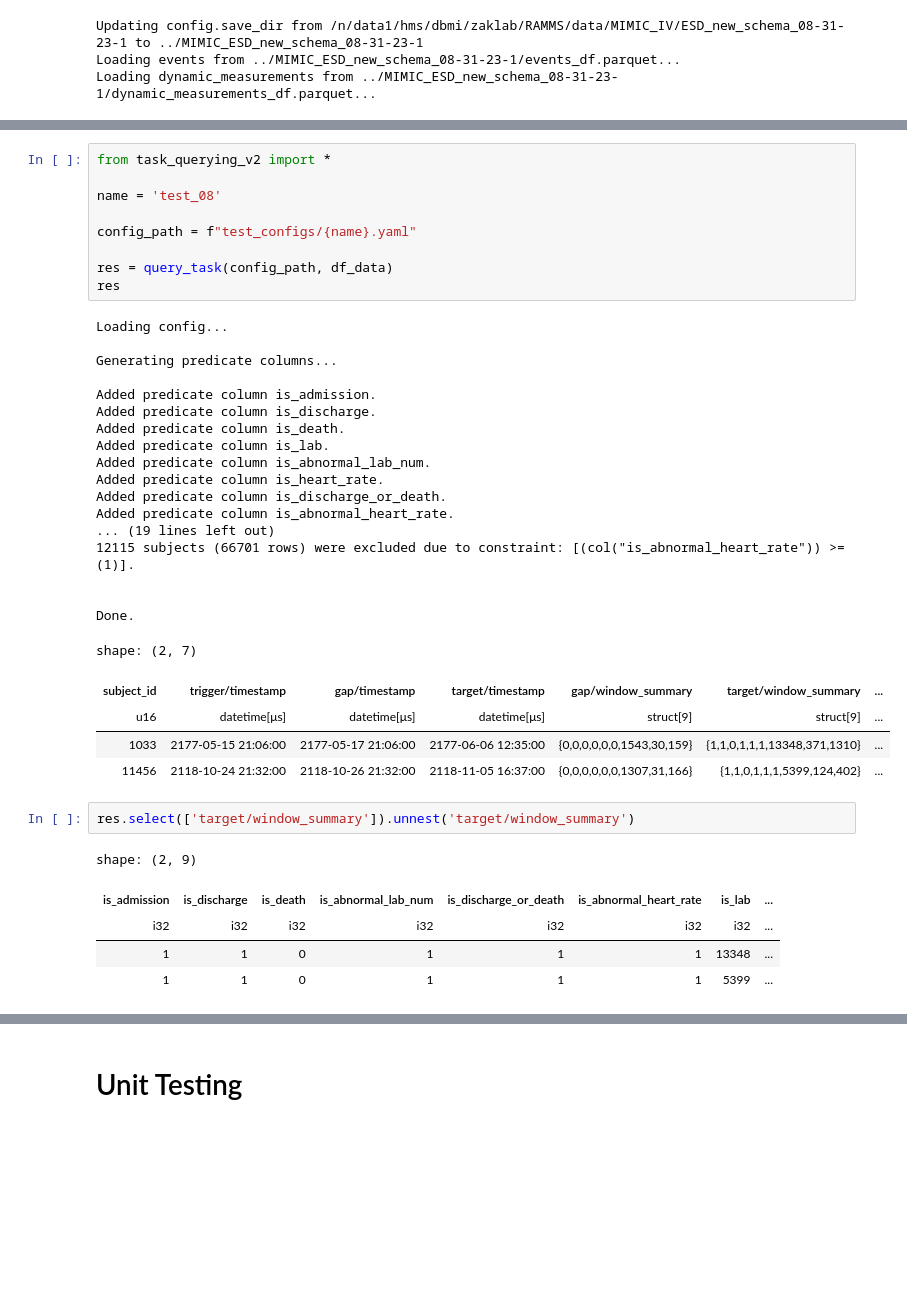
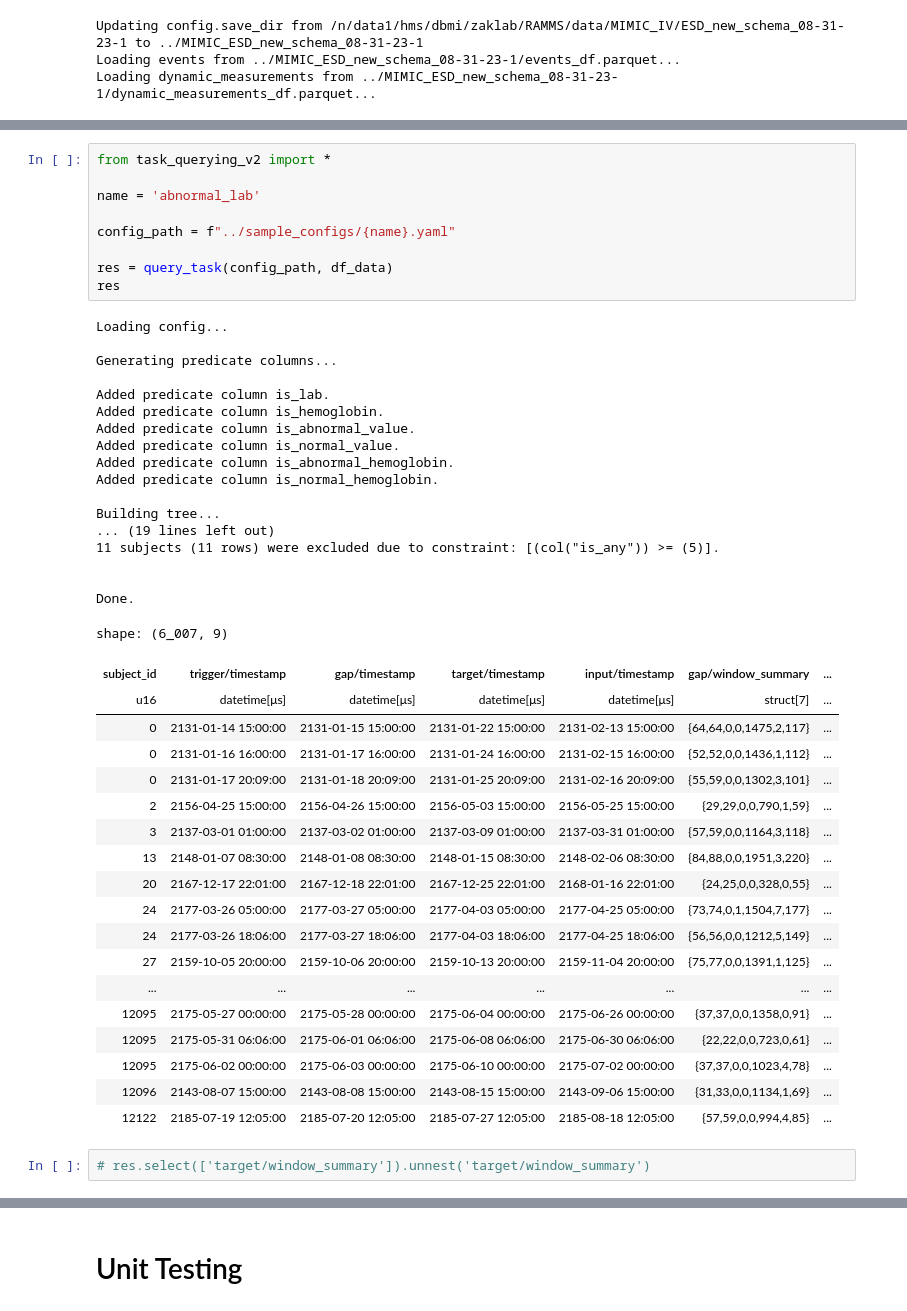
Before and after one commit to justin13601/ACES, a Jupyter notebook: to_organize/run_tests.ipynb, the cells around one changed output, grey strips where cells are left out. Cells and saved outputs as stored; diff of their text form; blank space fills up the shorter version.

```diff
--- a/to_organize/run_tests.ipynb
+++ b/to_organize/run_tests.ipynb
@@ -39,40 +182,48 @@ Loading dynamic_measurements from ../MIMIC_ESD_new_schema_08-31-23-1/dynamic_mea
 # %%
 from task_querying_v2 import *
 
-name = 'test_08'
+name = 'abnormal_lab'
 
-config_path = f"test_configs/{name}.yaml"
+config_path = f"../sample_configs/{name}.yaml"
 
 res = query_task(config_path, df_data)
 res
 # %% [output]
 Loading config...
 
 Generating predicate columns...
 
-Added predicate column is_admission.
-Added predicate column is_discharge.
-Added predicate column is_death.
 Added predicate column is_lab.
-Added predicate column is_abnormal_lab_num.
-Added predicate column is_heart_rate.
-Added predicate column is_discharge_or_death.
-Added predicate column is_abnormal_heart_rate.
+Added predicate column is_hemoglobin.
+Added predicate column is_abnormal_value.
+Added predicate column is_normal_value.
+Added predicate column is_abnormal_hemoglobin.
+Added predicate column is_normal_hemoglobin.
+
+Building tree...
 ... (19 lines left out)
-12115 subjects (66701 rows) were excluded due to constraint: [(col("is_abnormal_heart_rate")) >= (1)].
+11 subjects (11 rows) were excluded due to constraint: [(col("is_any")) >= (5)].
 
 
 Done.
-shape: (2, 7)
+shape: (6_007, 9)
-| subject_id | trigger/timestamp | gap/timestamp | target/timestamp | gap/window_summary | target/window_summary | ... |
-| u16 | datetime[μs] | datetime[μs] | datetime[μs] | struct[9] | struct[9] | ... |
-| 1033 | 2177-05-15 21:06:00 | 2177-05-17 21:06:00 | 2177-06-06 12:35:00 | {0,0,0,0,0,0,1543,30,159} | {1,1,0,1,1,1,13348,371,1310} | ... |
-| 11456 | 2118-10-24 21:32:00 | 2118-10-26 21:32:00 | 2118-11-05 16:37:00 | {0,0,0,0,0,0,1307,31,166} | {1,1,0,1,1,1,5399,124,402} | ... |
+| subject_id | trigger/timestamp | gap/timestamp | target/timestamp | input/timestamp | gap/window_summary | ... |
+| u16 | datetime[μs] | datetime[μs] | datetime[μs] | datetime[μs] | struct[7] | ... |
+| 0 | 2131-01-14 15:00:00 | 2131-01-15 15:00:00 | 2131-01-22 15:00:00 | 2131-02-13 15:00:00 | {64,64,0,0,1475,2,117} | ... |
+| 0 | 2131-01-16 16:00:00 | 2131-01-17 16:00:00 | 2131-01-24 16:00:00 | 2131-02-15 16:00:00 | {52,52,0,0,1436,1,112} | ... |
+| 0 | 2131-01-17 20:09:00 | 2131-01-18 20:09:00 | 2131-01-25 20:09:00 | 2131-02-16 20:09:00 | {55,59,0,0,1302,3,101} | ... |
+| 2 | 2156-04-25 15:00:00 | 2156-04-26 15:00:00 | 2156-05-03 15:00:00 | 2156-05-25 15:00:00 | {29,29,0,0,790,1,59} | ... |
+| 3 | 2137-03-01 01:00:00 | 2137-03-02 01:00:00 | 2137-03-09 01:00:00 | 2137-03-31 01:00:00 | {57,59,0,0,1164,3,118} | ... |
+| 13 | 2148-01-07 08:30:00 | 2148-01-08 08:30:00 | 2148-01-15 08:30:00 | 2148-02-06 08:30:00 | {84,88,0,0,1951,3,220} | ... |
+| 20 | 2167-12-17 22:01:00 | 2167-12-18 22:01:00 | 2167-12-25 22:01:00 | 2168-01-16 22:01:00 | {24,25,0,0,328,0,55} | ... |
+| 24 | 2177-03-26 05:00:00 | 2177-03-27 05:00:00 | 2177-04-03 05:00:00 | 2177-04-25 05:00:00 | {73,74,0,1,1504,7,177} | ... |
+| 24 | 2177-03-26 18:06:00 | 2177-03-27 18:06:00 | 2177-04-03 18:06:00 | 2177-04-25 18:06:00 | {56,56,0,0,1212,5,149} | ... |
+| 27 | 2159-10-05 20:00:00 | 2159-10-06 20:00:00 | 2159-10-13 20:00:00 | 2159-11-04 20:00:00 | {75,77,0,0,1391,1,125} | ... |
+| ... | ... | ... | ... | ... | ... | ... |
+| 12095 | 2175-05-27 00:00:00 | 2175-05-28 00:00:00 | 2175-06-04 00:00:00 | 2175-06-26 00:00:00 | {37,37,0,0,1358,0,91} | ... |
+| 12095 | 2175-05-31 06:06:00 | 2175-06-01 06:06:00 | 2175-06-08 06:06:00 | 2175-06-30 06:06:00 | {22,22,0,0,723,0,61} | ... |
+| 12095 | 2175-06-02 00:00:00 | 2175-06-03 00:00:00 | 2175-06-10 00:00:00 | 2175-07-02 00:00:00 | {37,37,0,0,1023,4,78} | ... |
+| 12096 | 2143-08-07 15:00:00 | 2143-08-08 15:00:00 | 2143-08-15 15:00:00 | 2143-09-06 15:00:00 | {31,33,0,0,1134,1,69} | ... |
+| 12122 | 2185-07-19 12:05:00 | 2185-07-20 12:05:00 | 2185-07-27 12:05:00 | 2185-08-18 12:05:00 | {57,59,0,0,994,4,85} | ... |
 # %%
-res.select(['target/window_summary']).unnest('target/window_summary')
+# res.select(['target/window_summary']).unnest('target/window_summary')
-# %% [output]
-shape: (2, 9)
-| is_admission | is_discharge | is_death | is_abnormal_lab_num | is_discharge_or_death | is_abnormal_heart_rate | is_lab | ... |
-| i32 | i32 | i32 | i32 | i32 | i32 | i32 | ... |
-| 1 | 1 | 0 | 1 | 1 | 1 | 13348 | ... |
-| 1 | 1 | 0 | 1 | 1 | 1 | 5399 | ... |
```
Also changed, not shown: parts of 15 cells of this notebook, 2 other files.
